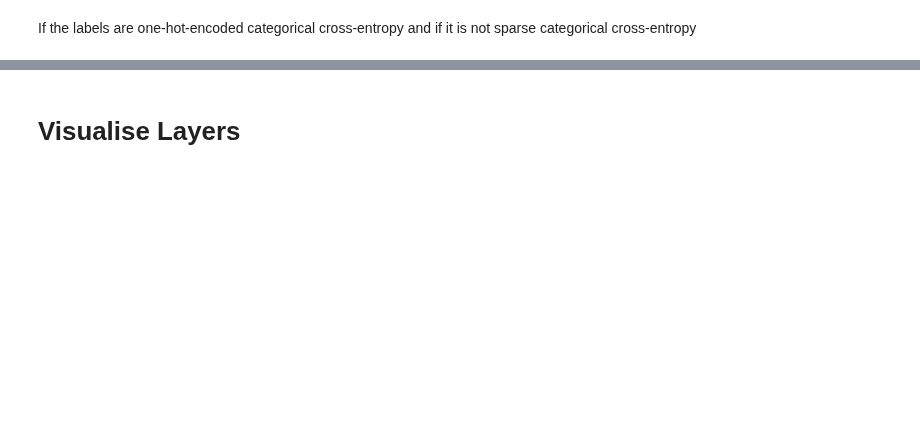
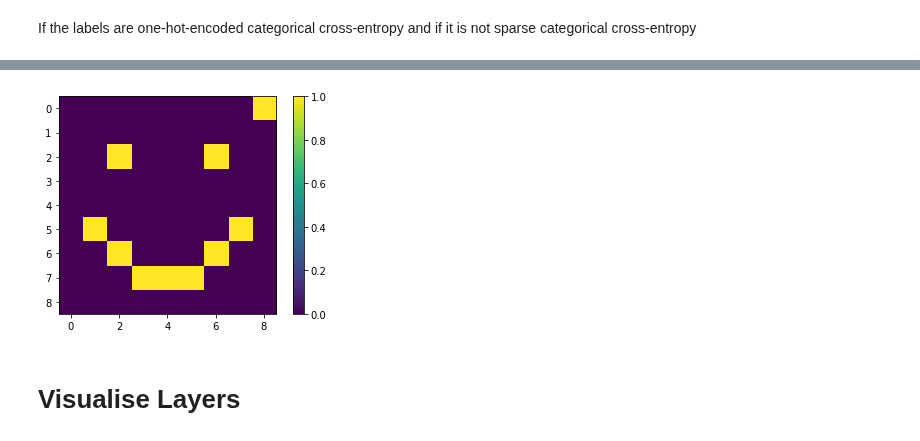
Before and after one commit to harrisuddin/F20DL, a Jupyter notebook: p_6_2_ANN_and_CNN.ipynb, the cells around one changed output, grey strips where cells are left out. Drawn from its saved outputs; the diff is of its cells as text; code cells hidden in the pictures; blank space fills up the shorter version.

```diff
--- a/p_6_2_ANN_and_CNN.ipynb
+++ b/p_6_2_ANN_and_CNN.ipynb
@@ -52,3 +49,5 @@ class_names = ['T-shirt/top', 'Trouser', 'Pullover', 'Dress', 'Coat',
+# %%
+class_names = ['Happy', 'Sad',]
 # %%
 plt.figure()
 plt.imshow(x_train[0])
@@ -242,0 +258,7 @@ x_train.shape #28*28=784
+# %%
+X_download = requests.get(X_url).content
+X = np.load(BytesIO(X_download)).astype(int)
+x_train, x_test = X, X
+x_train = x_train.reshape(144, 9, 9, 1)
+y_train, y_test = y, y
+x_train.shape #28*28=784
@@ -242,0 +267,5 @@ x_train.shape #28*28=784
+# %%
+for i in range(94):
+  x_test = np.delete(x_test, 1, 0)
+  y_test = np.delete(y_test, 1, 0)
+y_test.shape
@@ -272,7 +346,9 @@ class_names[np.argmax(classifications[3])]
 # %%
-plt.imshow(x_test[3].reshape(28,28))
+plt.imshow(x_test[3].reshape(9,9))
 plt.colorbar()
 plt.grid(False)
+# %% [output]
+[figure, added]
 # %% [markdown]
 # Visualise Layers
 # %%
```
Also changed, not shown: parts of 32 cells of this notebook.
